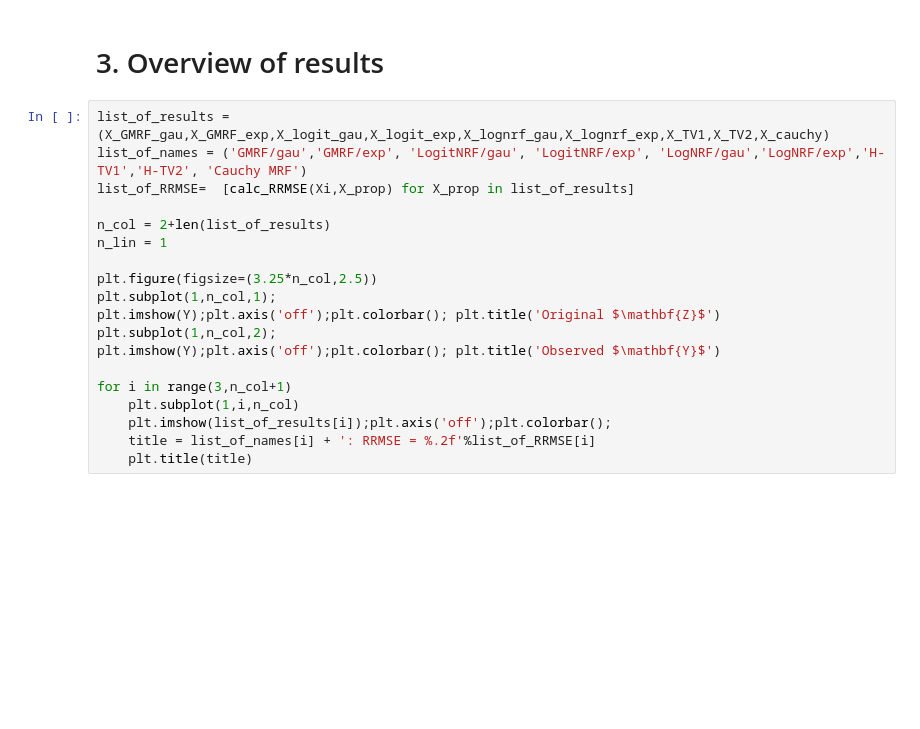
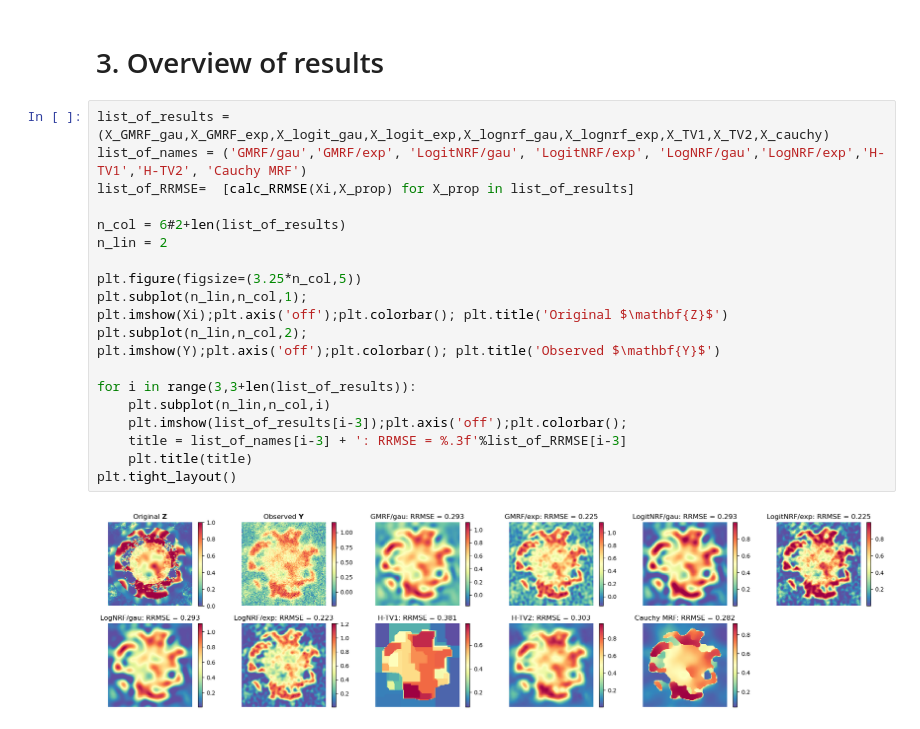
Before and after one commit to courbot/tgrf, a Jupyter notebook: Demo.ipynb, the cells around one changed output. Drawn from its saved outputs; the diff is of its cells as text; blank space fills up the shorter version.

```diff
--- a/Demo.ipynb
+++ b/Demo.ipynb
@@ -239,19 +284,22 @@ The implementation is similar to the other models, and the model was originally
 # %%
 list_of_results = (X_GMRF_gau,X_GMRF_exp,X_logit_gau,X_logit_exp,X_lognrf_gau,X_lognrf_exp,X_TV1,X_TV2,X_cauchy)
 list_of_names = ('GMRF/gau','GMRF/exp', 'LogitNRF/gau', 'LogitNRF/exp', 'LogNRF/gau','LogNRF/exp','H-TV1','H-TV2', 'Cauchy MRF')
 list_of_RRMSE=  [calc_RRMSE(Xi,X_prop) for X_prop in list_of_results]
 
-n_col = 2+len(list_of_results)
-n_lin = 1
+n_col = 6#2+len(list_of_results)
+n_lin = 2
 
-plt.figure(figsize=(3.25*n_col,2.5))
-plt.subplot(1,n_col,1);
-plt.imshow(Y);plt.axis('off');plt.colorbar(); plt.title('Original $\mathbf{Z}$')
-plt.subplot(1,n_col,2);
+plt.figure(figsize=(3.25*n_col,5))
+plt.subplot(n_lin,n_col,1);
+plt.imshow(Xi);plt.axis('off');plt.colorbar(); plt.title('Original $\mathbf{Z}$')
+plt.subplot(n_lin,n_col,2);
 plt.imshow(Y);plt.axis('off');plt.colorbar(); plt.title('Observed $\mathbf{Y}$')
 
-for i in range(3,n_col+1)
-    plt.subplot(1,i,n_col)
-    plt.imshow(list_of_results[i]);plt.axis('off');plt.colorbar();
-    title = list_of_names[i] + ': RRMSE = %.2f'%list_of_RRMSE[i]
+for i in range(3,3+len(list_of_results)):
+    plt.subplot(n_lin,n_col,i)
+    plt.imshow(list_of_results[i-3]);plt.axis('off');plt.colorbar();
+    title = list_of_names[i-3] + ': RRMSE = %.3f'%list_of_RRMSE[i-3]
     plt.title(title)
+plt.tight_layout()
+# %% [output]
+[figure, added]
```
Also changed, not shown: parts of 7 cells of this notebook.
